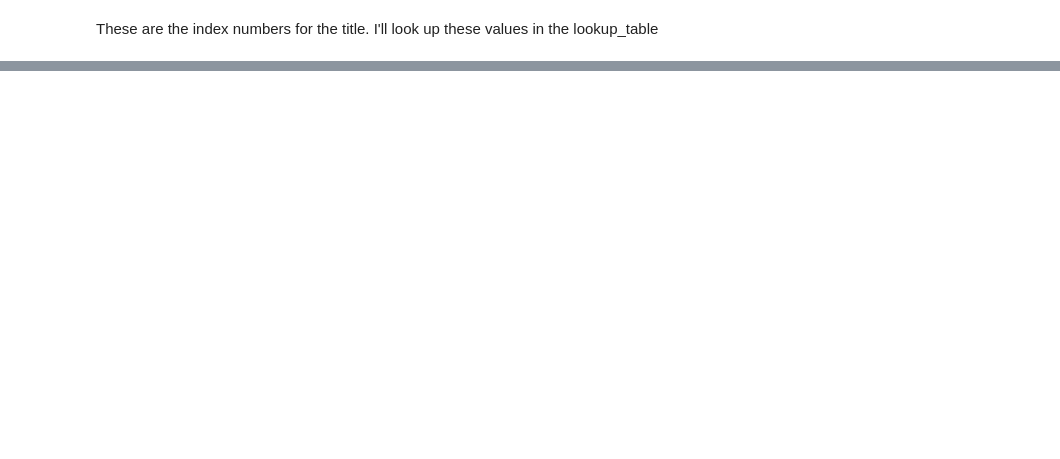
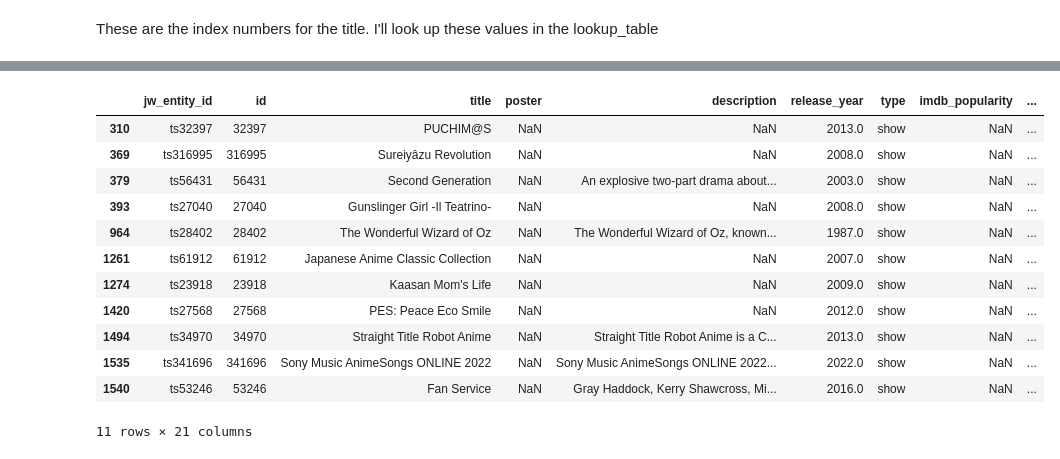
Before and after one commit to Garretthall27/Crunchyroll-Recommender-System, a Jupyter notebook: Data_cleaning.ipynb, the cells around one changed output, grey strips where cells are left out. Cells and saved outputs as stored; diff of their text form; code cells hidden in the pictures; blank space fills up the shorter version.

Commit message:
tested user preferences and gathered missing descriptions

```diff
--- a/Data_cleaning.ipynb
+++ b/Data_cleaning.ipynb
@@ -668,0 +1005,16 @@ lookup_table.iloc[:11]
+# %%
+df.loc[df['poster'].isna()]
+# %% [output]
+|  | jw_entity_id | id | title | poster | description | release_year | type | imdb_popularity | ... |
+| 310 | ts32397 | 32397 | PUCHIM@S | NaN | NaN | 2013.0 | show | NaN | ... |
+| 369 | ts316995 | 316995 | Sureiyâzu Revolution | NaN | NaN | 2008.0 | show | NaN | ... |
+| 379 | ts56431 | 56431 | Second Generation | NaN | An explosive two-part drama about... | 2003.0 | show | NaN | ... |
+| 393 | ts27040 | 27040 | Gunslinger Girl -Il Teatrino- | NaN | NaN | 2008.0 | show | NaN | ... |
+| 964 | ts28402 | 28402 | The Wonderful Wizard of Oz | NaN | The Wonderful Wizard of Oz, known... | 1987.0 | show | NaN | ... |
+| 1261 | ts61912 | 61912 | Japanese Anime Classic Collection | NaN | NaN | 2007.0 | show | NaN | ... |
+| 1274 | ts23918 | 23918 | Kaasan Mom's Life | NaN | NaN | 2009.0 | show | NaN | ... |
+| 1420 | ts27568 | 27568 | PES: Peace Eco Smile | NaN | NaN | 2012.0 | show | NaN | ... |
+| 1494 | ts34970 | 34970 | Straight Title Robot Anime | NaN | Straight Title Robot Anime is a C... | 2013.0 | show | NaN | ... |
+| 1535 | ts341696 | 341696 | Sony Music AnimeSongs ONLINE 2022 | NaN | Sony Music AnimeSongs ONLINE 2022... | 2022.0 | show | NaN | ... |
+| 1540 | ts53246 | 53246 | Fan Service | NaN | Gray Haddock, Kerry Shawcross, Mi... | 2016.0 | show | NaN | ... |
+11 rows × 21 columns
```
Also changed, not shown: parts of 68 cells of this notebook.
